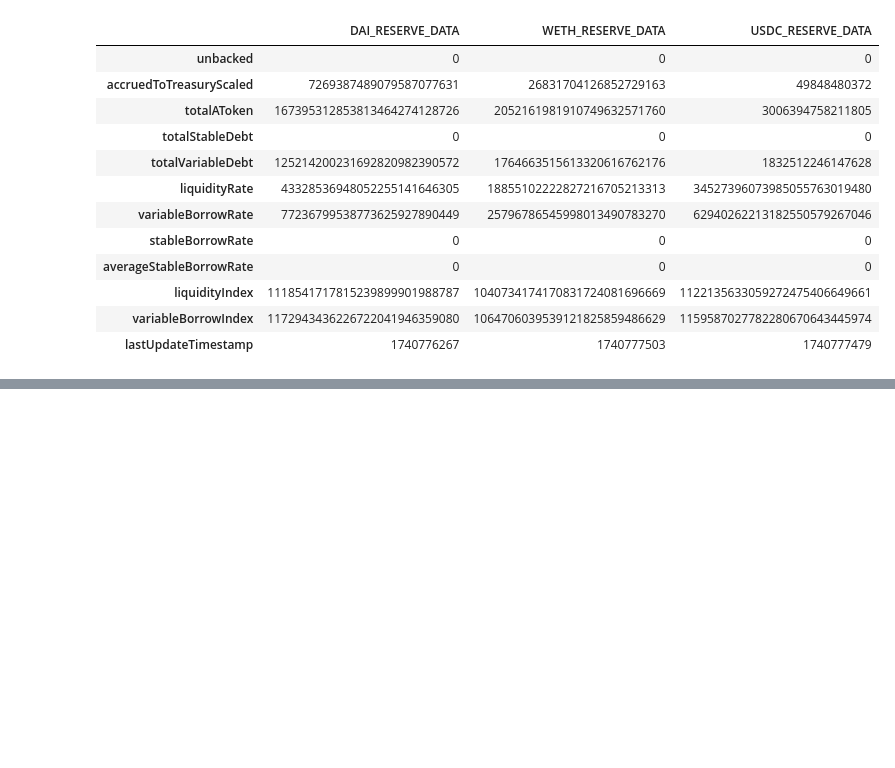
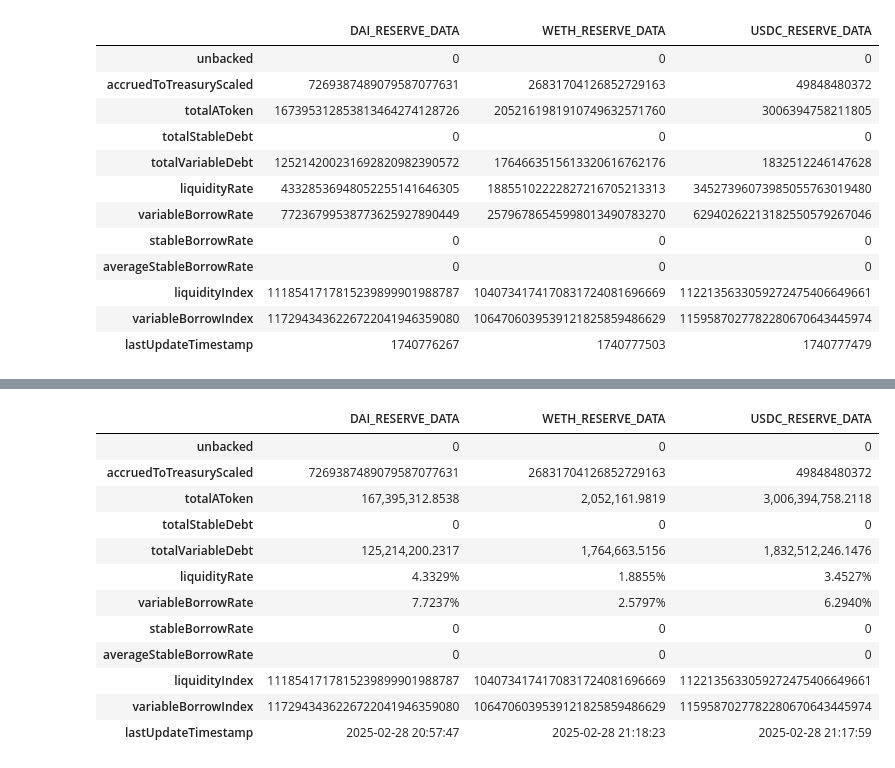
Before and after one commit to Decentralisedme/evm_data_queries_cryo, a Jupyter notebook: Cryo_Exemples.ipynb, the cells around one changed output, grey strips where cells are left out. Saved outputs shown, nothing was run; the diff lists cells and outputs as text; code cells hidden in the pictures; blank space fills up the shorter version.

```diff
--- a/Cryo_Exemples.ipynb
+++ b/Cryo_Exemples.ipynb
@@ -323,0 +333,14 @@ w*100
+# %%
+readable_df.loc['totalAToken', 'USDC_RESERVE_DATA'] = readable_df.loc['totalAToken', 'USDC_RESERVE_DATA'] / 1e6
+readable_df.loc['totalVariableDebt', 'USDC_RESERVE_DATA'] = readable_df.loc['totalVariableDebt', 'USDC_RESERVE_DATA'] / 1e6
+# %%
+readable_df.loc['totalAToken'] = readable_df.loc['totalAToken'].apply(lambda x: f"{float(x):,.4f}" if isinstance(x, (int, float, str)) else x)
+readable_df.loc['totalVariableDebt'] = readable_df.loc['totalVariableDebt'].apply(lambda x: f"{float(x):,.4f}" if isinstance(x, (int, float, str)) else x)
+# %%
+# Convert rates from ray (10^27) to percentage for all tokens
+readable_df.loc['liquidityRate'] = readable_df.loc['liquidityRate'] / 1e27 * 100
+readable_df.loc['variableBorrowRate'] = readable_df.loc['variableBorrowRate'] / 1e27 * 100
+# %%
+# Format the rate fields with 4 decimal places and add % sign
+readable_df.loc['liquidityRate'] = readable_df.loc['liquidityRate'].apply(lambda x: f"{float(x):.4f}%" if isinstance(x, (int, float, str)) else x)
+readable_df.loc['variableBorrowRate'] = readable_df.loc['variableBorrowRate'].apply(lambda x: f"{float(x):.4f}%" if isinstance(x, (int, float, str)) else x)
@@ -323,0 +352,16 @@ w*100
+# %%
+readable_df
+# %% [output]
+|  | DAI_RESERVE_DATA | WETH_RESERVE_DATA | USDC_RESERVE_DATA |
+| unbacked | 0 | 0 | 0 |
+| accruedToTreasuryScaled | 7269387489079587077631 | 26831704126852729163 | 49848480372 |
+| totalAToken | 167,395,312.8538 | 2,052,161.9819 | 3,006,394,758.2118 |
+| totalStableDebt | 0 | 0 | 0 |
+| totalVariableDebt | 125,214,200.2317 | 1,764,663.5156 | 1,832,512,246.1476 |
+| liquidityRate | 4.3329% | 1.8855% | 3.4527% |
+| variableBorrowRate | 7.7237% | 2.5797% | 6.2940% |
+| stableBorrowRate | 0 | 0 | 0 |
+| averageStableBorrowRate | 0 | 0 | 0 |
+| liquidityIndex | 1118541717815239899901988787 | 1040734174170831724081696669 | 1122135633059272475406649661 |
+| variableBorrowIndex | 1172943436226722041946359080 | 1064706039539121825859486629 | 1159587027782280670643445974 |
+| lastUpdateTimestamp | 2025-02-28 20:57:47 | 2025-02-28 21:18:23 | 2025-02-28 21:17:59 |
```
Also changed, not shown: parts of 9 cells of this notebook.
